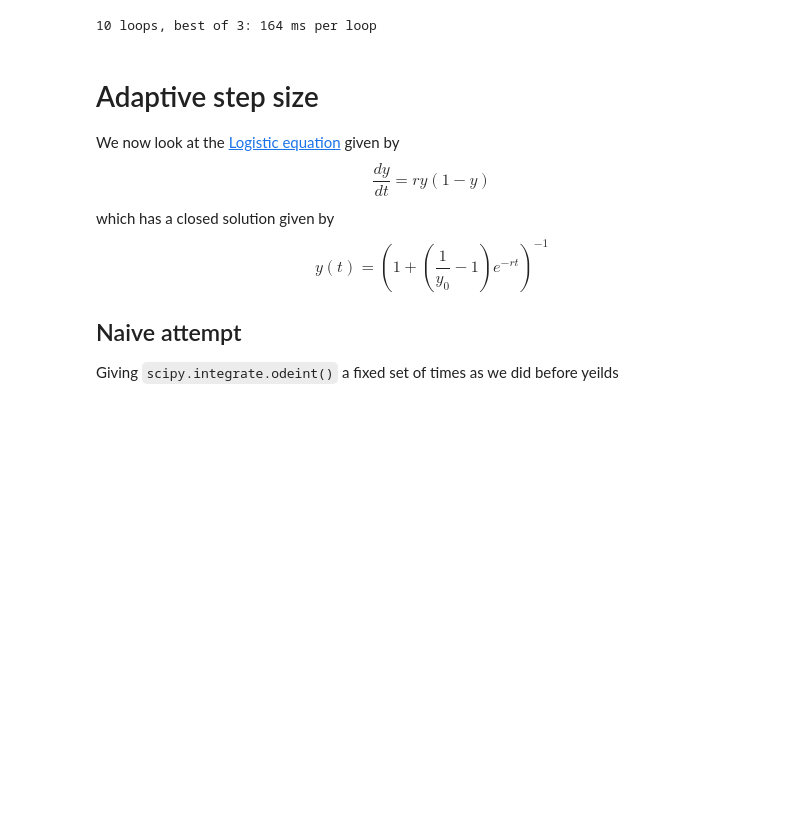
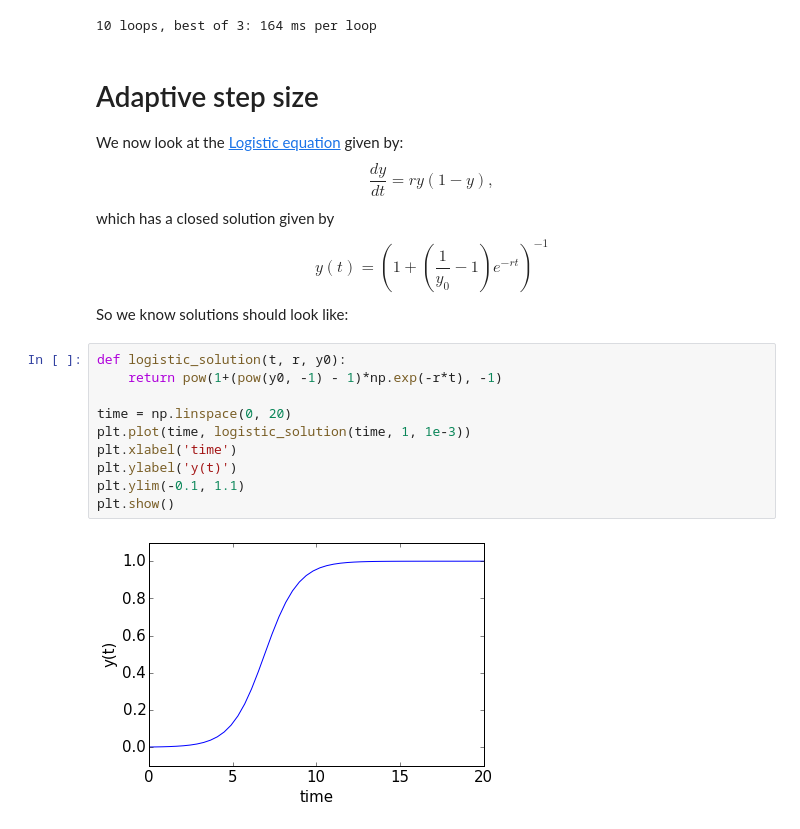
Before and after one commit to GregoryAshton/PPC_talk, a Jupyter notebook: Solving_ODEs_in_Python.ipynb, the cells around one changed output. Drawn from its saved outputs; the diff is of its cells as text; blank space fills up the shorter version.

```diff
--- a/Solving_ODEs_in_Python.ipynb
+++ b/Solving_ODEs_in_Python.ipynb
@@ -158,11 +162,24 @@ results = integrate.odeint(vanderpol_eqn, [1.0, 0.0], time, Dfun=vanderpol_jac).
 10 loops, best of 3: 164 ms per loop
 # %% [markdown]
 # Adaptive step size
-We now look at the [Logistic equation](http://mathworld.wolfram.com/LogisticEquation.html) given by
-$$\frac{dy}{dt} = ry(1 - y)$$
+We now look at the [Logistic equation](http://mathworld.wolfram.com/LogisticEquation.html) given by:
+\begin{equation}
+\frac{dy}{dt} = ry(1 - y),
+\end{equation}
 which has a closed solution given by
-$$ y(t) = \left(1 + \left(\frac{1}{y_{0}} -1 \right)e^{-rt}\right)^{-1} $$
-
-## Naive attempt
-
-Giving `scipy.integrate.odeint()` a fixed set of times as we did before yeilds
+\begin{equation}
+y(t) = \left(1 + \left(\frac{1}{y_{0}} -1 \right)e^{-rt}\right)^{-1}
+\end{equation}
+So we know solutions should look like:
+# %%
+def logistic_solution(t, r, y0):
+    return pow(1+(pow(y0, -1) - 1)*np.exp(-r*t), -1)
+
+time = np.linspace(0, 20)
+plt.plot(time, logistic_solution(time, 1, 1e-3))
+plt.xlabel('time')
+plt.ylabel('y(t)')
+plt.ylim(-0.1, 1.1)
+plt.show()
+# %% [output]
+[figure, added]
```
Also changed, not shown: parts of 28 cells of this notebook.
